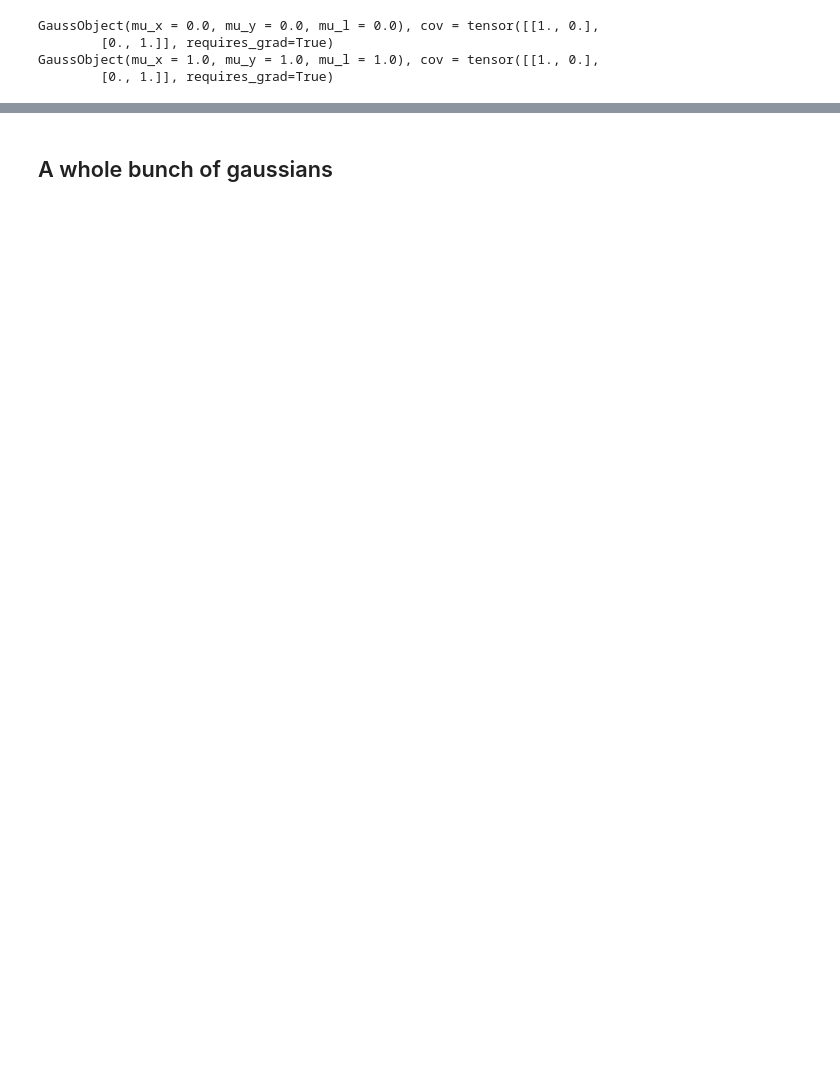
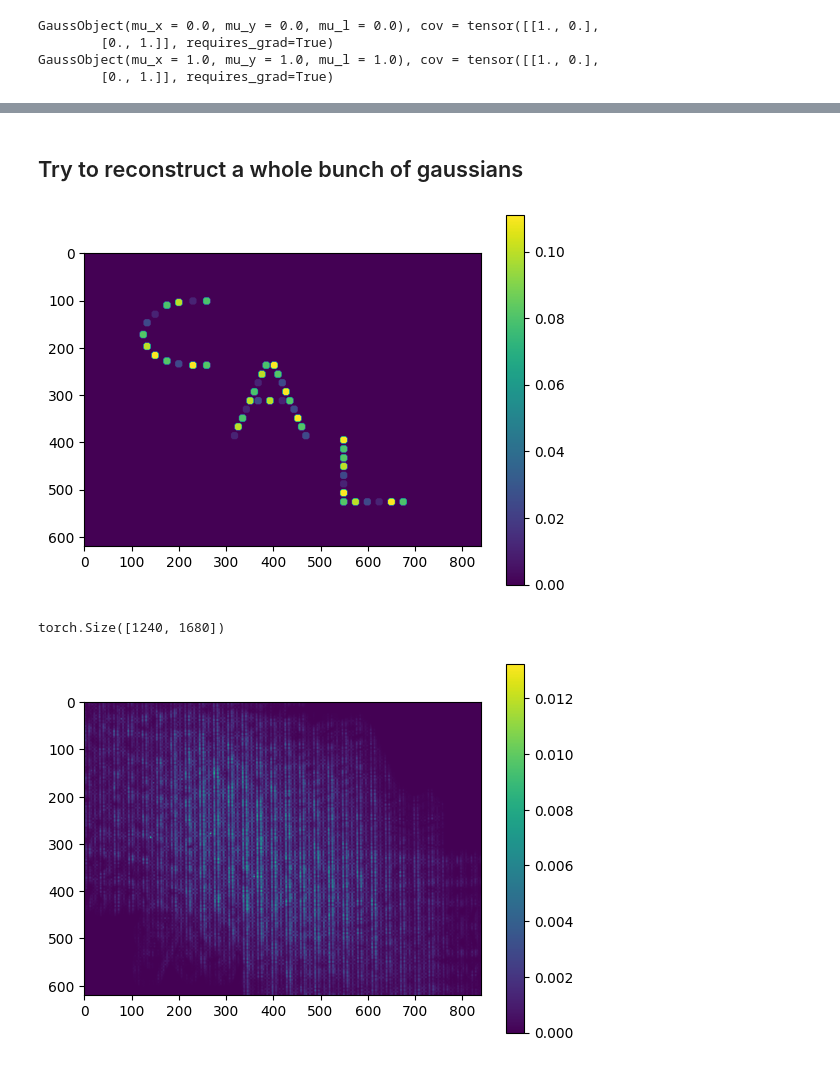
Before and after one commit to neerja/spectralmicroscope_gaussiansplatting, a Jupyter notebook: GaussSplatting/gaussian_splatting1.ipynb, the cells around one changed output, grey strips where cells are left out. Saved outputs shown, nothing was run; the diff lists cells and outputs as text; code cells hidden in the pictures; blank space fills up the shorter version.

Commit message:
added noise reconstruction

```diff
--- a/GaussSplatting/gaussian_splatting1.ipynb
+++ b/GaussSplatting/gaussian_splatting1.ipynb
@@ -312,5 +310,35 @@ GaussObject(mu_x = 1.0, mu_y = 1.0, mu_l = 5.0), cov = tensor([[100.,   0.],
 # %% [markdown]
-## A whole bunch of gaussians
+## Try to reconstruct a whole bunch of gaussians
+# %%
+# load some measurements
+
+datafolder = '../Sample_Objects/'
+fname = 'cal_marbles.npy' # cal_beads_numpy_array
+cal_beads = torch.from_numpy(np.load(os.path.join(datafolder, fname)))
+plt.figure()
+plt.imshow(cal_beads[:,:,0])
+plt.colorbar()
+# plt.colorbar()
+plt.show()
+
+# set up H matrix for convolution
+hcal = sdc.pad2d(psf)  # pad the psf
+hcal = sdc.pad2d(hcal)
+hcal = hcal[220:1460,:]
+print(hcal.shape)
+hcal = sdc.make3d(hcal,dim2) # permute along dim 2
+hcal = sdc.fft3d(hcal) # take fft along dim 0 and 1
+
+bm = sdc.forwardmodel3d(sdc.pad3d(cal_beads), hcal, m)
+bm = bm/torch.norm(bm) # normalize
+plt.figure()
+plt.imshow(bm)
+plt.colorbar()
+plt.show()
+# %% [output]
+[figure, added]
+torch.Size([1240, 1680])
+[figure, added]
 # %%
 # initialize the gaussians
 
```
Also changed, not shown: parts of 14 cells of this notebook, 14 other files.
